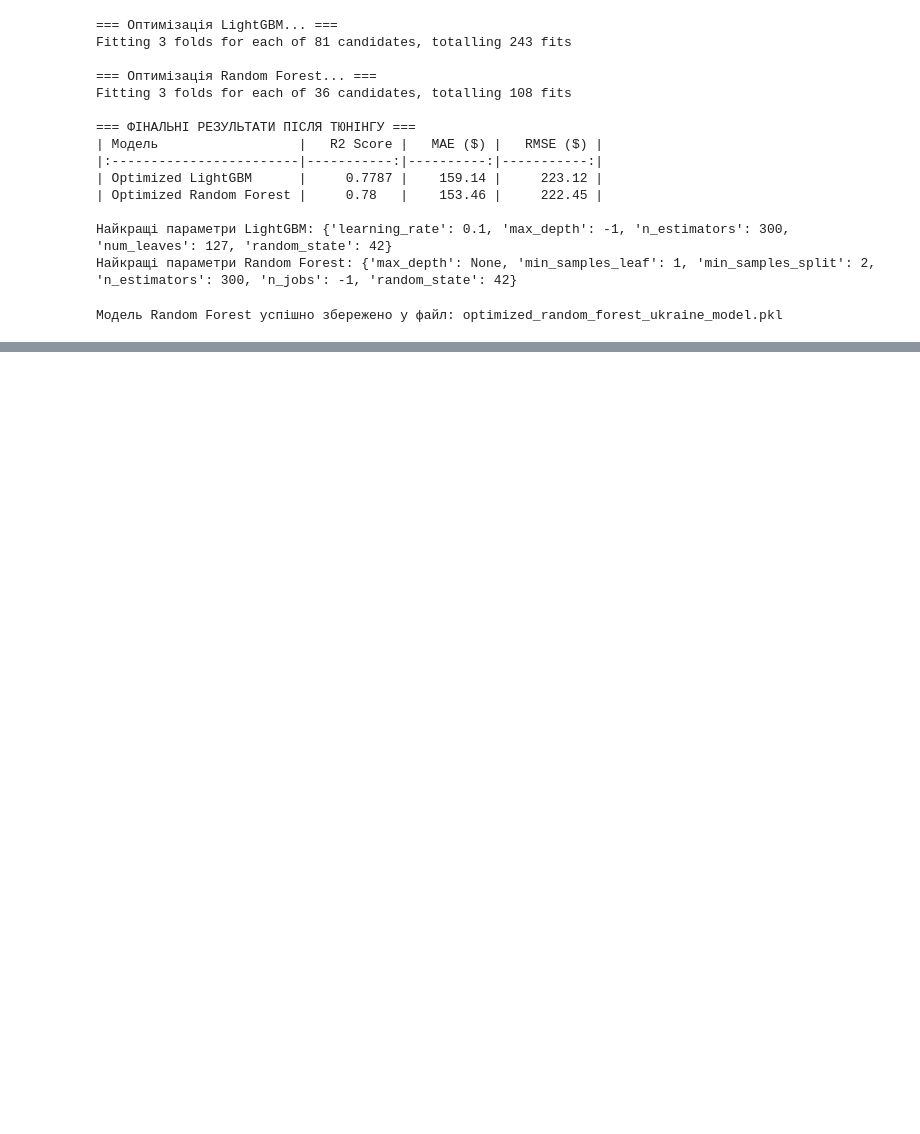
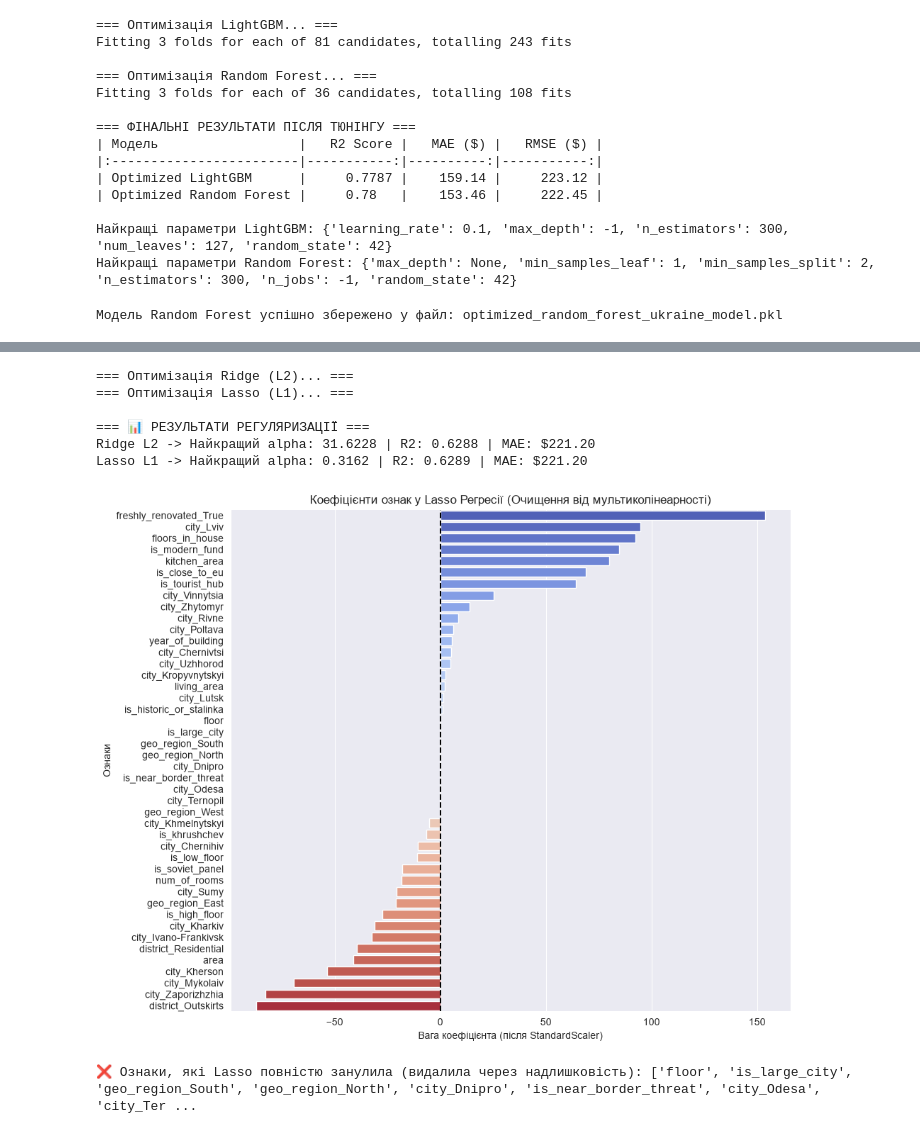
Before and after one commit to YESosnovska/apartaments-prices-analysis-new, a Jupyter notebook: train_regions_ML.ipynb, the cells around one changed output, grey strips where cells are left out. Saved outputs shown, nothing was run; the diff lists cells and outputs as text; code cells hidden in the pictures; blank space fills up the shorter version.

```diff
--- a/train_regions_ML.ipynb
+++ b/train_regions_ML.ipynb
@@ -228,0 +163,79 @@ RMSE ($): 245.12
+# %%
+import matplotlib.pyplot as plt
+import seaborn as sns
+from sklearn.model_selection import GridSearchCV
+from sklearn.linear_model import Ridge, Lasso
+from sklearn.preprocessing import StandardScaler
+from sklearn.pipeline import Pipeline
+
+# ==========================================
+# 1. СТВОРЕННЯ ПАЙПЛАЙНІВ З МАСШТАБУВАННЯМ
+# ==========================================
+
+# Налаштовуємо сітку для параметра alpha (сила регуляризації)
+param_grid = {'model__alpha': np.logspace(-3, 3, 13)}
+
+# Пайплайн для Ridge
+ridge_pipeline = Pipeline([
+    ('scaler', StandardScaler()),
+    ('model', Ridge(random_state=42))
+])
+
+# Пайплайн для Lasso
+lasso_pipeline = Pipeline([
+    ('scaler', StandardScaler()),
+    ('model', Lasso(random_state=42, max_iter=10000)) # збільшено max_iter для збіжності
+])
+
+# ==========================================
+# 2. ЗАПУСК GRID SEARCH ДЛЯ ОБОХ МОДЕЛЕЙ
+# ==========================================
+
+print("=== Оптимізація Ridge (L2)... ===")
+ridge_grid = GridSearchCV(ridge_pipeline, param_grid, cv=3, scoring='r2', n_jobs=-1)
+ridge_grid.fit(X_train, y_train)
+
+print("=== Оптимізація Lasso (L1)... ===")
+lasso_grid = GridSearchCV(lasso_pipeline, param_grid, cv=3, scoring='r2', n_jobs=-1)
+lasso_grid.fit(X_train, y_train)
+
+# ==========================================
+# 3. ОЦІНКА ТА ПОРІВНЯННЯ МЕТРИК
+# ==========================================
+
+ridge_preds = ridge_grid.predict(X_test)
+lasso_preds = lasso_grid.predict(X_test)
+
+print("\n=== 📊 РЕЗУЛЬТАТИ РЕГУЛЯРИЗАЦІЇ ===")
+print(f"Ridge L2 -> Найкращий alpha: {ridge_grid.best_params_['model__alpha']:.4f} | R2: {r2_score(y_test, ridge_preds):.4f} | MAE: ${mean_absolute_error(y_test, ridge_preds):.2f}")
+print(f"Lasso L1 -> Найкращий alpha: {lasso_grid.best_params_['model__alpha']:.4f} | R2: {r2_score(y_test, lasso_preds):.4f} | MAE: ${mean_absolute_error(y_test, lasso_preds):.2f}")
+
+# ==========================================
+# 4. ВІЗУАЛІЗАЦІЯ КОЕФІЦІЄНТІВ LASSO (ЯК ВОНА ЗАHУЛЯЄ ФІЧІ)
+# ==========================================
+
+best_lasso = lasso_grid.best_estimator_.named_steps['model']
+lasso_coefs = pd.Series(best_lasso.coef_, index=X_train.columns).sort_values(ascending=False)
+
+# Фільтруємо, щоб побачити тільки ненульові або топ-15 вагомих ознак
+plt.figure(figsize=(10, 8))
+sns.barplot(x=lasso_coefs.values, y=lasso_coefs.index, hue=lasso_coefs.index, palette="coolwarm", legend=False)
+plt.title("Коефіцієнти ознак у Lasso Регресії (Очищення від мультиколінеарності)")
+plt.xlabel("Вага коефіцієнта (після StandardScaler)")
+plt.ylabel("Ознаки")
+plt.axvline(x=0, color='black', linestyle='--')
+plt.tight_layout()
+plt.show()
+
+# Виведемо список ознак, які Lasso повністю занулила
+zeroed_features = lasso_coefs[lasso_coefs == 0].index.tolist()
+print(f"\n❌ Ознаки, які Lasso повністю занулила (видалила через надлишковість): {zeroed_features}")
+# %% [output]
+=== Оптимізація Ridge (L2)... ===
+=== Оптимізація Lasso (L1)... ===
+
+=== 📊 РЕЗУЛЬТАТИ РЕГУЛЯРИЗАЦІЇ ===
+Ridge L2 -> Найкращий alpha: 31.6228 | R2: 0.6288 | MAE: $221.20
+Lasso L1 -> Найкращий alpha: 0.3162 | R2: 0.6289 | MAE: $221.20
+[figure, added]
+❌ Ознаки, які Lasso повністю занулила (видалила через надлишковість): ['floor', 'is_large_city', 'geo_region_South', 'geo_region_North', 'city_Dnipro', 'is_near_border_threat', 'city_Odesa', 'city_Ter ...
```
Also changed, not shown: parts of 2 cells of this notebook, 1 other file.
